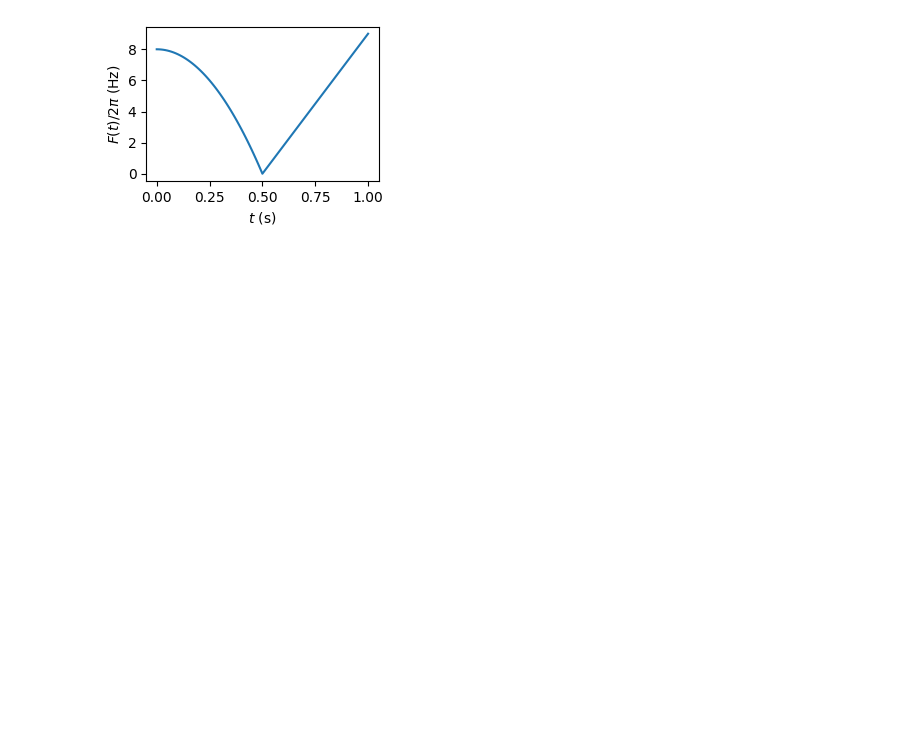
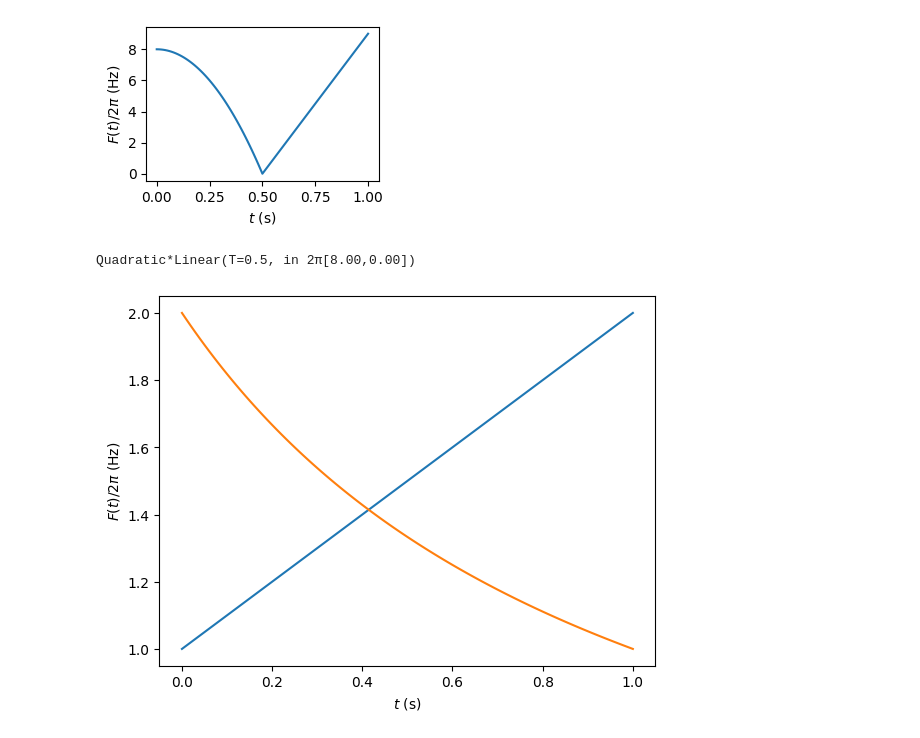
Before and after one commit to lindamauron/dynamics, a Jupyter notebook: test.ipynb, the cells around one changed output. Saved outputs shown, nothing was run; the diff lists cells and outputs as text; code cells hidden in the pictures; blank space fills up the shorter version.

```diff
--- a/test.ipynb
+++ b/test.ipynb
@@ -20,4 +20,8 @@ import netket as nk
 
 x = nk.operator.spin.sigmax(nk.hilbert.Spin(1 / 2), 0)
 y = nk.operator.spin.sigmay(nk.hilbert.Spin(1 / 2), 0)
+# %%
+F1 * (F2+1)
+# %% [output]
+Quadratic*Linear(T=0.5, in 2π[8.00,0.00])
 # %%
@@ -24,0 +29,14 @@ H = dn.operators.hamiltonian.TimeDependentHamiltonian((x, y), (F1, F2))
+# %%
+F1 = nkt.schedules.Linear(1.0, 1, 2)
+F2 = nkt.schedules.Constant(1.0, 2)
+
+
+fig, ax = plt.subplots(1,1)
+F1.plot(ax)
+
+F = (F2/F1 )
+F.plot(ax)
+
+plt.show()
+# %% [output]
+[figure, added]
```
Also changed, not shown: parts of 16 cells of this notebook, 12 other files.
